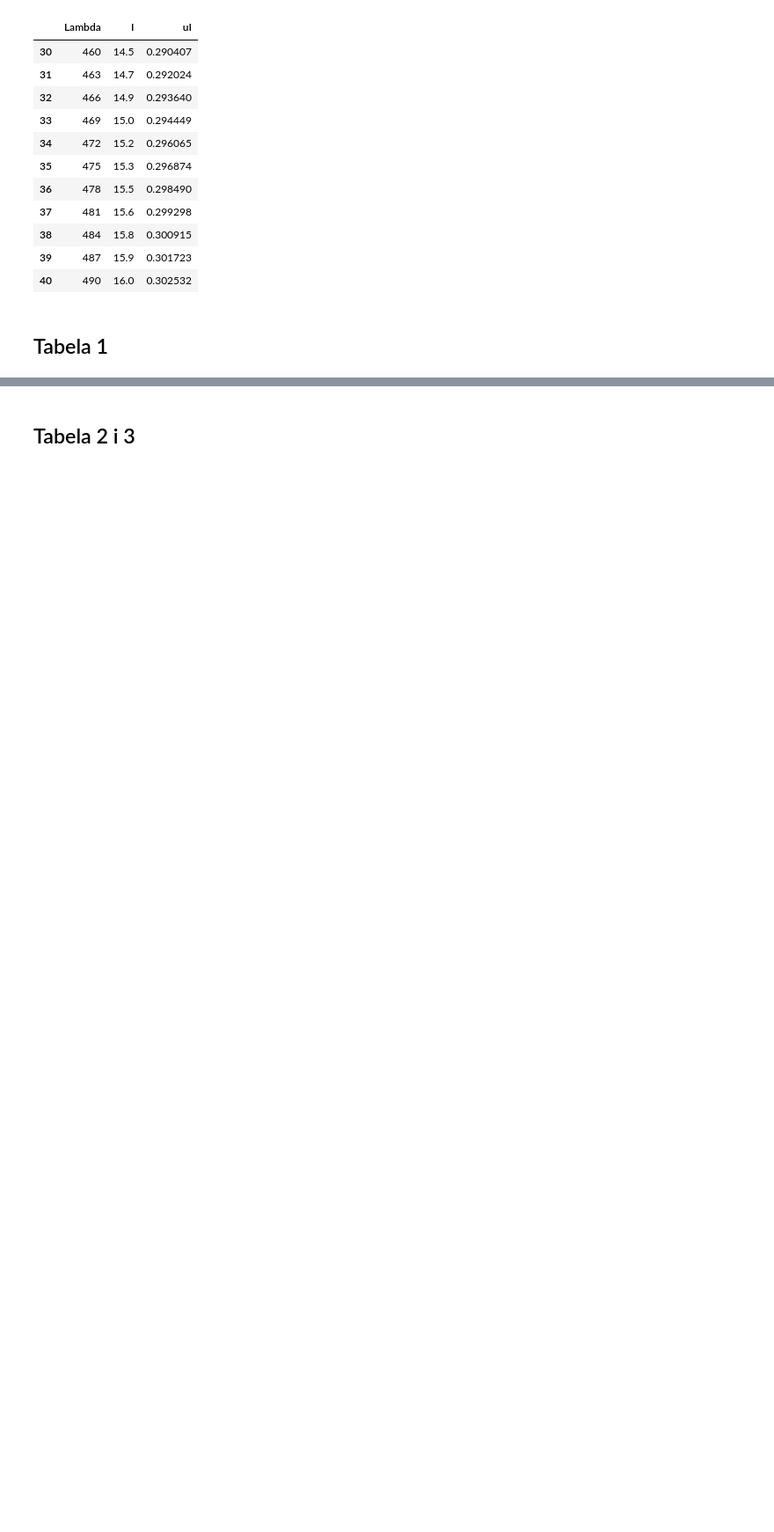
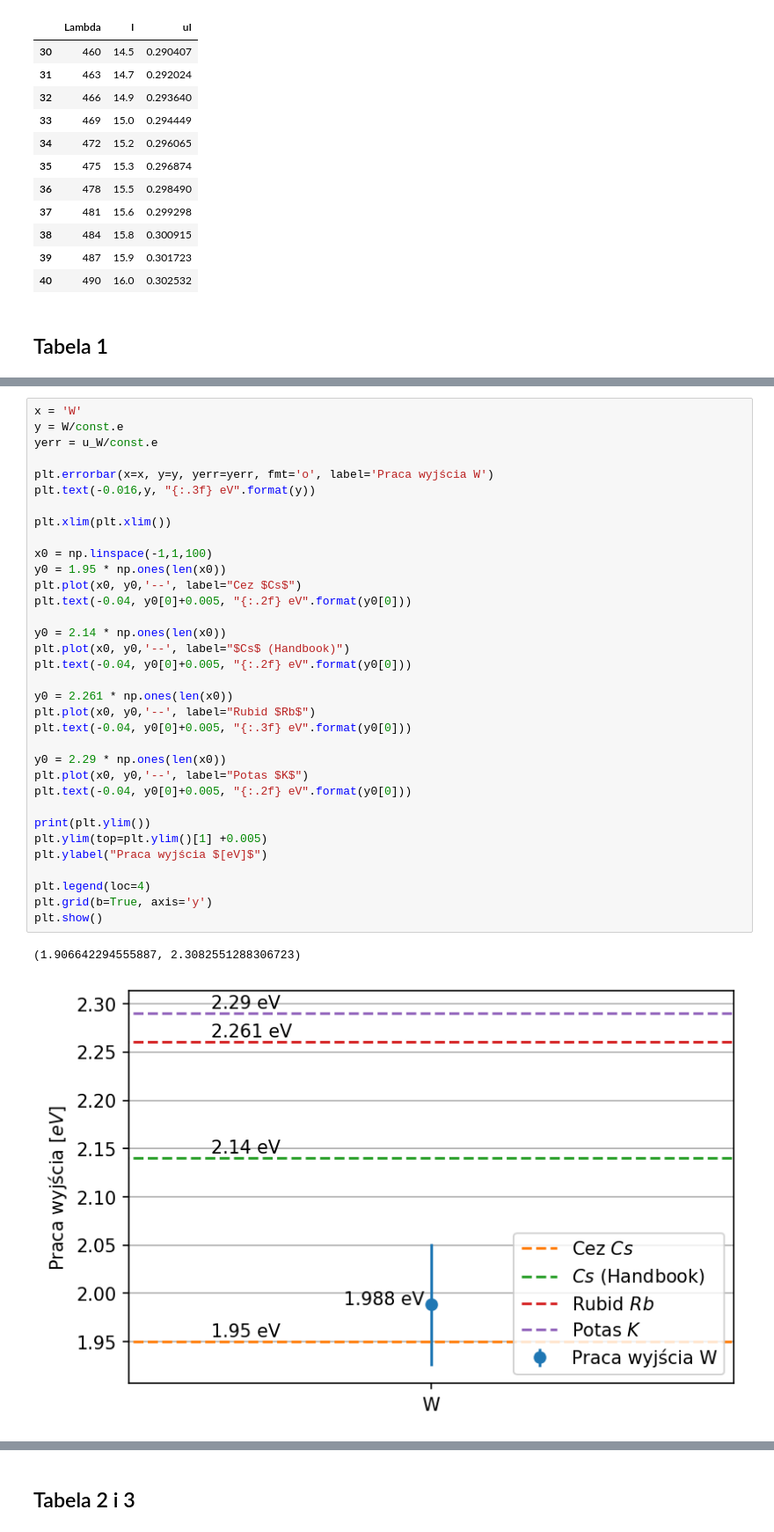
Before and after one commit to michelangelo21/LPF, a Jupyter notebook: LPF91/LPF91.ipynb, the cells around one changed output, grey strips where cells are left out. Shown at 88% size. Drawn from its saved outputs; the diff is of its cells as text; blank space fills up the shorter version.

```diff
--- a/LPF91/LPF91.ipynb
+++ b/LPF91/LPF91.ipynb
@@ -124,3 +189,40 @@ plt.show()
+# %%
+x = 'W'
+y = W/const.e
+yerr = u_W/const.e
+
+plt.errorbar(x=x, y=y, yerr=yerr, fmt='o', label='Praca wyjścia W')
+plt.text(-0.016,y, "{:.3f} eV".format(y))
+
+plt.xlim(plt.xlim())
+
+x0 = np.linspace(-1,1,100)
+y0 = 1.95 * np.ones(len(x0))
+plt.plot(x0, y0,'--', label="Cez $Cs$")
+plt.text(-0.04, y0[0]+0.005, "{:.2f} eV".format(y0[0]))
+
+y0 = 2.14 * np.ones(len(x0))
+plt.plot(x0, y0,'--', label="$Cs$ (Handbook)")
+plt.text(-0.04, y0[0]+0.005, "{:.2f} eV".format(y0[0]))
+
+y0 = 2.261 * np.ones(len(x0))
+plt.plot(x0, y0,'--', label="Rubid $Rb$")
+plt.text(-0.04, y0[0]+0.005, "{:.3f} eV".format(y0[0]))
+
+y0 = 2.29 * np.ones(len(x0))
+plt.plot(x0, y0,'--', label="Potas $K$")
+plt.text(-0.04, y0[0]+0.005, "{:.2f} eV".format(y0[0]))
+
+print(plt.ylim())
+plt.ylim(top=plt.ylim()[1] +0.005)
+plt.ylabel("Praca wyjścia $[eV]$")
+
+plt.legend(loc=4)
+plt.grid(b=True, axis='y')
+plt.show()
+# %% [output]
+(1.906642294555887, 2.3082551288306723)
+[figure, added]
 # %%
 def plotEnergy(start_L):
     plt.rcParams['figure.dpi'] = 150
```
Also changed, not shown: parts of 11 cells of this notebook, 10 other files.
